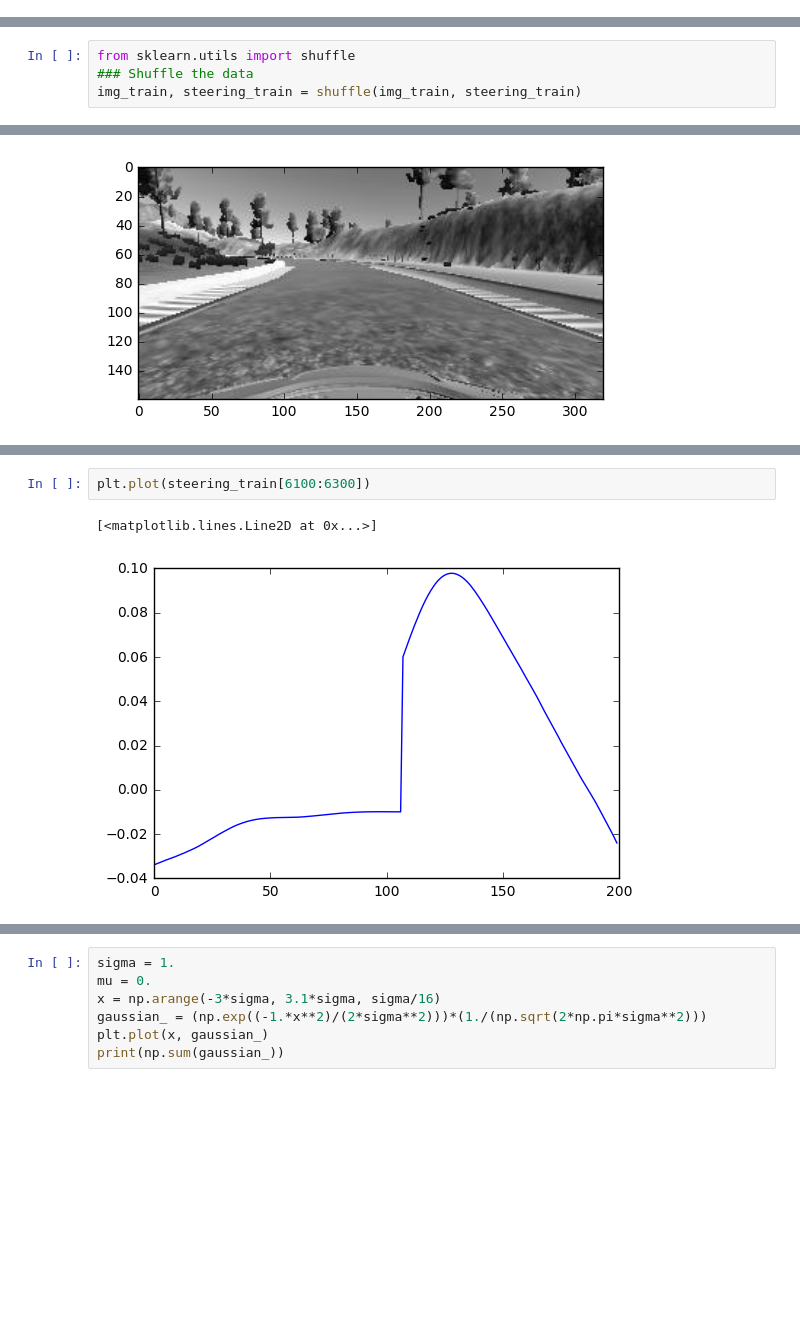
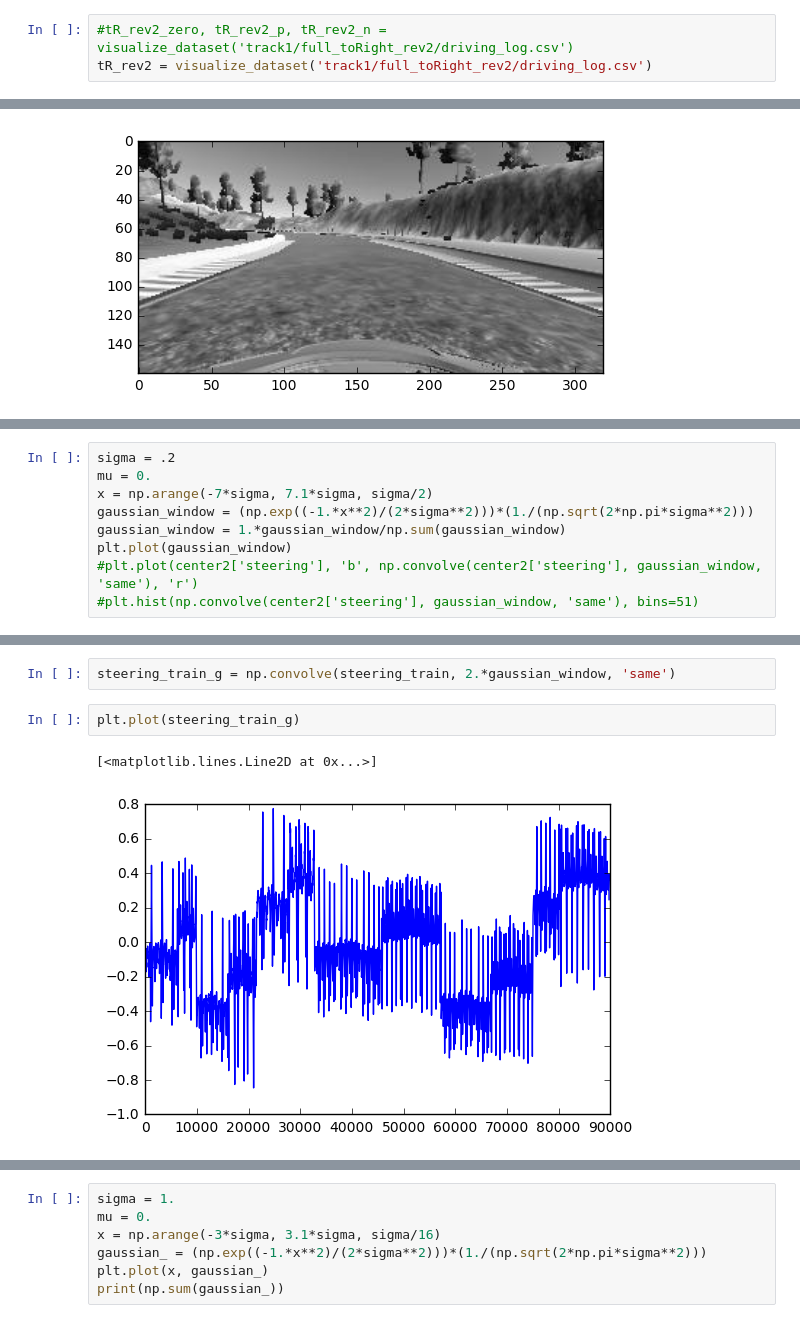
Before and after one commit to apereiral/Behavioral-Cloning-Project, a Jupyter notebook: behavioral-cloning-notebook.ipynb, the cells around one changed output, grey strips where cells are left out. Saved outputs shown, nothing was run; the diff lists cells and outputs as text; blank space fills up the shorter version.

```diff
--- a/behavioral-cloning-notebook.ipynb
+++ b/behavioral-cloning-notebook.ipynb
@@ -59,3 +100,6 @@ to_right = visualize_dataset('track1/full_toRight1/driving_log.csv')
+# %%
+#tR_rev2_zero, tR_rev2_p, tR_rev2_n = visualize_dataset('track1/full_toRight_rev2/driving_log.csv')
+tR_rev2 = visualize_dataset('track1/full_toRight_rev2/driving_log.csv')
 # %% [markdown]
 ## Data preparation
 # %%
@@ -143,7 +276,3 @@ else:
         raise
 # %% [output]
 Pickling...
-# %%
-from sklearn.utils import shuffle
-### Shuffle the data
-img_train, steering_train = shuffle(img_train, steering_train)
@@ -289,0 +652,9 @@ plt.plot(steering_train)
+# %%
+sigma = .2
+mu = 0.
+x = np.arange(-7*sigma, 7.1*sigma, sigma/2)
+gaussian_window = (np.exp((-1.*x**2)/(2*sigma**2)))*(1./(np.sqrt(2*np.pi*sigma**2)))
+gaussian_window = 1.*gaussian_window/np.sum(gaussian_window)
+plt.plot(gaussian_window)
+#plt.plot(center2['steering'], 'b', np.convolve(center2['steering'], gaussian_window, 'same'), 'r')
+#plt.hist(np.convolve(center2['steering'], gaussian_window, 'same'), bins=51)
@@ -290,5 +679,7 @@ plt.plot(steering_train)
+# %%
+steering_train_g = np.convolve(steering_train, 2.*gaussian_window, 'same')
 # %%
-plt.plot(steering_train[6100:6300])
+plt.plot(steering_train_g)
 # %% [output]
 [<matplotlib.lines.Line2D at 0x...>]
-[figure, old version]
+[figure, new version]
```
Also changed, not shown: parts of 48 cells of this notebook, 3 other files.
